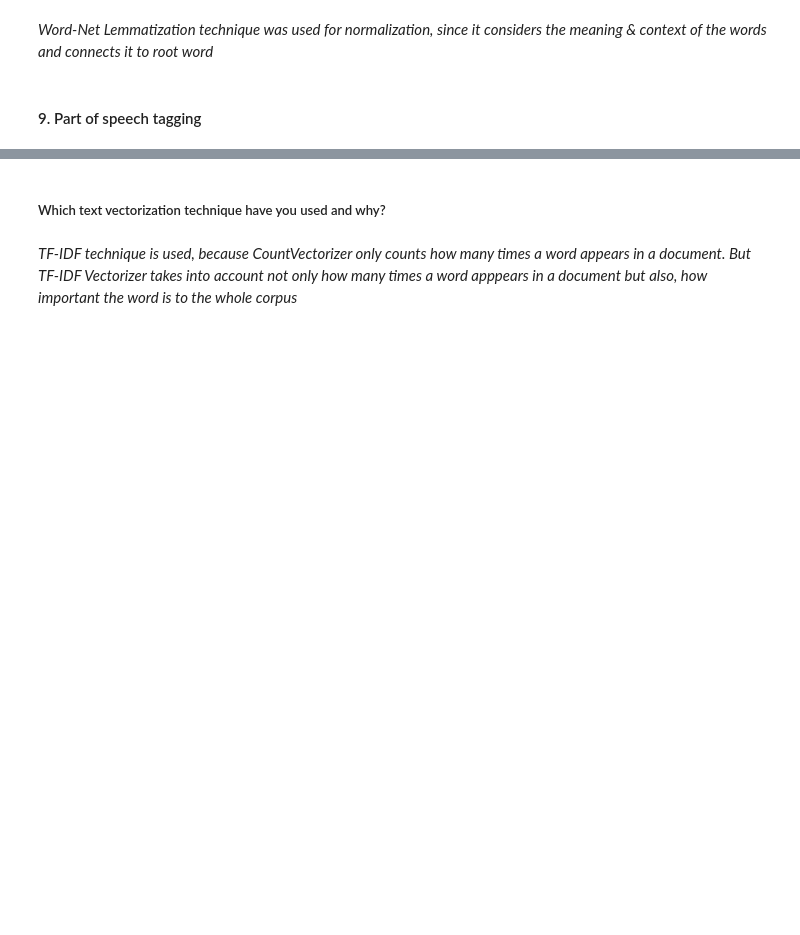
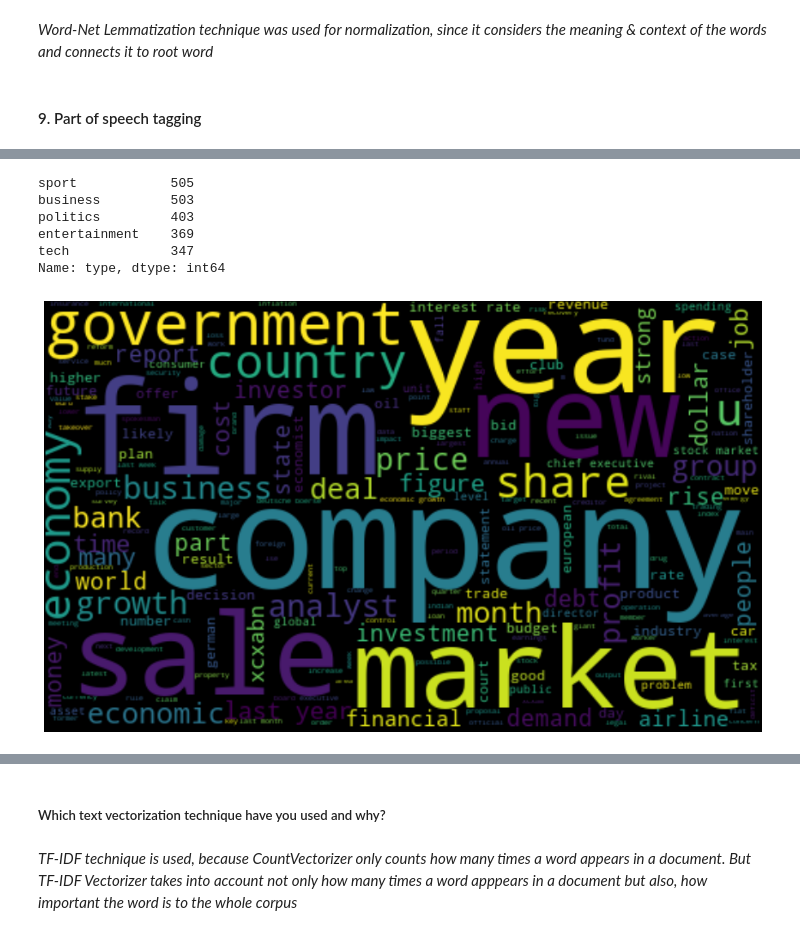
Before and after one commit to Maystrix/Topic-Modelling-on-News-Articles, a Jupyter notebook: Capstone_IV_Topic_Modelling_on_BBC_News_Articles.ipynb, the cells around one changed output, grey strips where cells are left out. Drawn from its saved outputs; the diff is of its cells as text; code cells hidden in the pictures; blank space fills up the shorter version.

```diff
--- a/Capstone_IV_Topic_Modelling_on_BBC_News_Articles.ipynb
+++ b/Capstone_IV_Topic_Modelling_on_BBC_News_Articles.ipynb
@@ -505,2 +696,21 @@ plt.show()
+# %%
+bbc_df['type'].value_counts()
+# %% [output]
+sport            505
+business         503
+politics         403
+entertainment    369
+tech             347
+Name: type, dtype: int64
+# %%
+# for business
+plt.figure(figsize=(15,10))
+allWords = ' '.join([topic for topic in bbc_df[bbc_df['type']=='business']['news']])
+wordCloud = WordCloud(width=500, height=300, background_color="black", random_state=21, max_font_size=100).generate(allWords)
+plt.imshow(wordCloud, interpolation="bilinear", cmap = 'Greys')
+plt.axis('off')
+plt.show()
+# %% [output]
+[figure, added]
 # %%
 plt.figure(figsize=(15,10))
```
Also changed, not shown: parts of 88 cells of this notebook.
